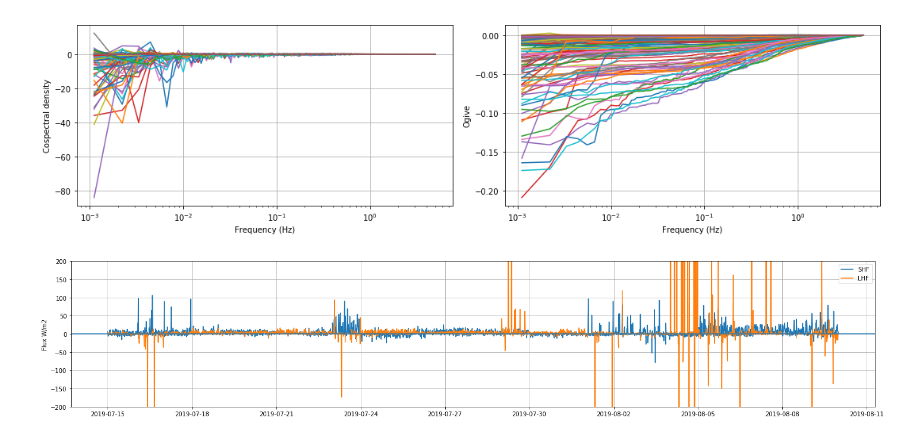
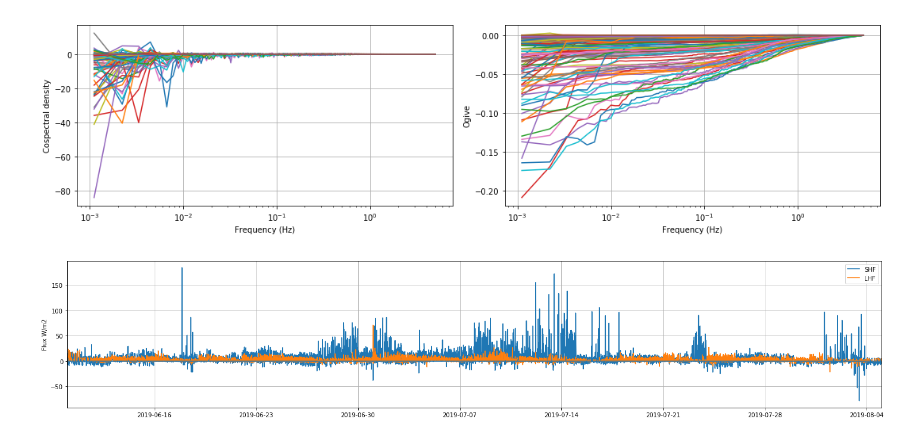
Before and after one commit to heatherguy/ICECAPS-ACE, a Jupyter notebook: DataParse/fluxtower_process.ipynb, the cells around one changed output. Cells and saved outputs as stored; diff of their text form; code cells hidden in the pictures.

Commit message:
Various updates Includes data parse updates for corrected metek and licor processing.

```diff
--- a/DataParse/fluxtower_process.ipynb
+++ b/DataParse/fluxtower_process.ipynb
@@ -8,4 +9,6 @@ from scipy.signal import medfilt, detrend, coherence, windows
 # %%
+# Save processed SHF and LHF data
+
 # Input processed data location
 d_loc = '/Volumes/Data/ICECAPSarchive/fluxtower/processed/'
 
@@ -13,8 +16,8 @@ d_loc = '/Volumes/Data/ICECAPSarchive/fluxtower/processed/'
 out_loc = '/Users/heather/ICECAPS-ACE/Processed/'
 
 # Start and stop date:
-start = dt.datetime(2019,7,15,0,0)
-stop = dt.datetime(2019,8,15,0,0)
+start = dt.datetime(2019,7,29,0,0)
+stop = dt.datetime(2019,8,1,0,0)
 
 # Paramters
 avp = 15 # averaging period (minutes)
@@ -30,8 +33,12 @@ for day in days:
     times = pd.date_range(day, day+pd.Timedelta(hours=24),freq='15min')[0:-1]
 
     # Get metek data
-    m1_orig = pd.read_csv(d_loc+'metek/metek1_%s'%day_str, index_col=0, parse_dates=[0])
-    if m1_orig.empty:
+    if os.path.isfile(d_loc+'metek/metek1_%s'%day_str):
+        m1_orig = pd.read_csv(d_loc+'metek/metek1_%s'%day_str, index_col=0, parse_dates=[0])
+        if m1_orig.empty:
+            print('Error: File empty, '+day_str)
+            continue
+    else:
         print('Error: File empty, '+day_str)
         continue
 
@@ -50,14 +57,22 @@ for day in days:
     SHF,std=shf(w,T,avp)
 
     # Get licor data
-    licor = pd.read_csv(d_loc+'LiCOR/licor_%s'%day_str, index_col=0, parse_dates=[0])
+    if os.path.isfile(d_loc+'LiCOR/licor_%s'%day_str):
+        licor = pd.read_csv(d_loc+'LiCOR/licor_%s'%day_str, index_col=0, parse_dates=[0])
+    else:
+        print('Error: File empty, '+day_str)
+        continue
 
     # Calculate latent heat flux
     T = licor['T']
     P = licor['P']
     Nconc = licor['H2OD']
     w = m_rot['w']
-    LHF = lhf(w,T,P,Nconc,avp)
+    try:
+        LHF = lhf(w,T,P,Nconc,avp)
+    except:
+        print('No latent heat flux')
+        LHF=list(np.full(len(times), np.nan))
 
     # Build dataframe
     flux_pro = pd.DataFrame(columns=['Dates', 'SHF', 'LHF'])
@@ -67,5 +82,5 @@ for day in days:
     flux_pro = flux_pro.set_index('Dates')
 
     # Save processed data
-    flux_pro.to_csv(out_loc+'FluxPro_%s'%day_str)
+    #flux_pro.to_csv(out_loc+'FluxPro_%s'%day_str)
 # %% [output]
@@ -117,44 +130,44 @@ fig.tight_layout()
 # %% [output]
 [figure]
 # %%
-
-# Plot fluxes
+# Get proccessed data and plot fluxes
 
 flux_loc = '/Users/heather/ICECAPS-ACE/Processed/'
 
 # Start and stop date:
-start = dt.datetime(2019,7,15,0,0)
-stop = dt.datetime(2019,8,9,0,0)
+start = dt.datetime(2019,6,10,0,0)
+stop = dt.datetime(2019,8,5,0,0)
 
 # Days to loop through
 days = pd.date_range(start,stop,freq='1D')
 flux_pro = pd.DataFrame(columns=['Dates', 'SHF', 'LHF'])
 for day in days:
     day_str = str(day.date())
-    day_flux = pd.read_csv(flux_loc+'FluxPro_%s'%day_str, index_col=0, parse_dates=[0])
-    flux_pro = flux_pro.append(day_flux)
+    if os.path.isfile(flux_loc+'FluxPro_%s'%day_str):
+        day_flux = pd.read_csv(flux_loc+'FluxPro_%s'%day_str, index_col=0, parse_dates=[0])
+        flux_pro = flux_pro.append(day_flux)
 
 
 fig = plt.figure(figsize=(20,4))
 ax1 = fig.add_subplot(111)
 ax1.grid(True)
 ax1.plot(flux_pro.index,flux_pro.SHF,label='SHF')
 ax1.plot(flux_pro.index,flux_pro.LHF,label='LHF')
 ax1.set_ylabel('Flux W/m2')
 ax1.axhline(0)
-ax1.set_ylim(-200,200)
+#ax1.set_ylim(-200,200)
 #ax1.set_xlabel('Frequency (Hz)')
 #ax1.legend()
 
 #ax2 = fig.add_subplot(212)
 #ax2.grid(True)
 #ax2.plot(plot_times,LHF)
 #ax2.set_ylabel('LHF W/m2')
 #ax2.axhline(0)
 #ax1.set_xlabel('Frequency (Hz)')
 ax1.legend()
 
-#ax.set_xlim(d1,d2)
+ax1.set_xlim(start,stop)
 fig.tight_layout()
 # %% [output]
-[figure, old version]
+[figure, new version]
```
Also changed, not shown: parts of 16 cells of this notebook, 11 other files.
